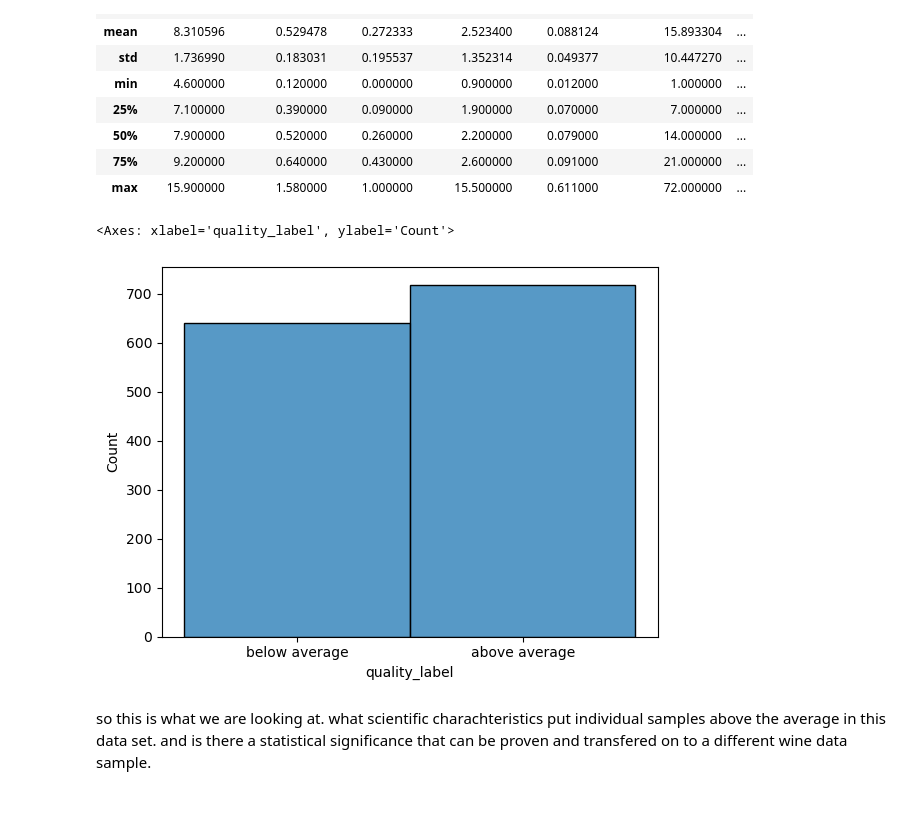
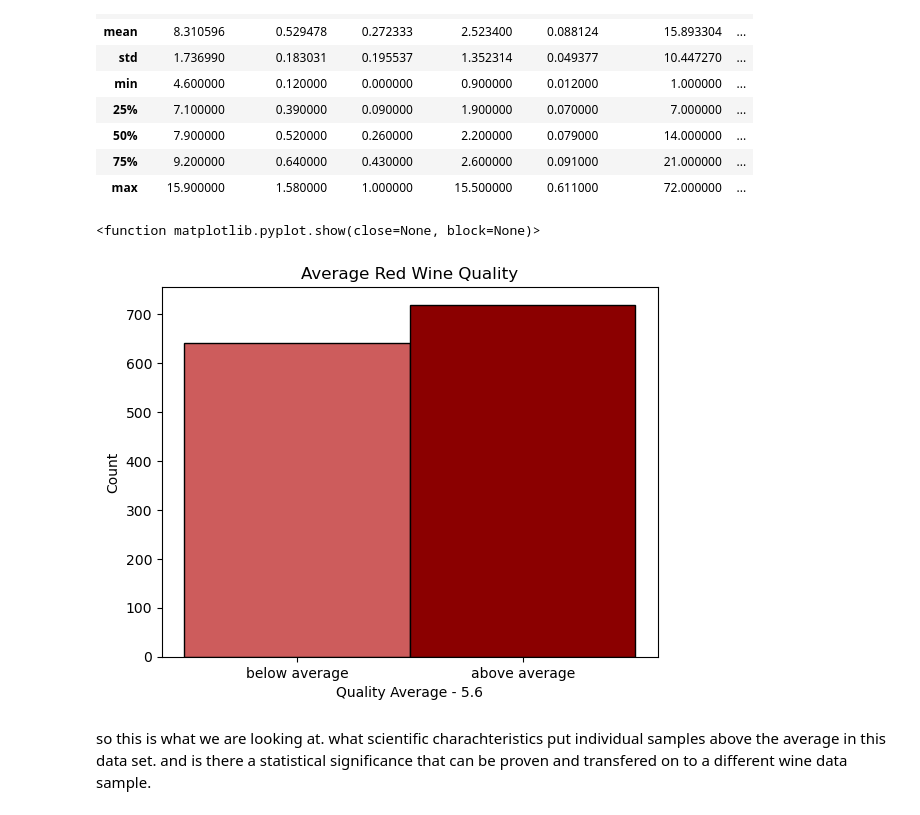
Before and after one commit to MiriamHerrmann/Wine_Data_Project, a Jupyter notebook: Red_Wine_Analysis.ipynb, the cells around one changed output. Saved outputs shown, nothing was run; the diff lists cells and outputs as text; code cells hidden in the pictures.

```diff
--- a/Red_Wine_Analysis.ipynb
+++ b/Red_Wine_Analysis.ipynb
@@ -66,14 +69,20 @@ rw1.describe()
 # %%
 #using 5.6 as the mean
 #rounded down from 5.63
 rw1['quality_label'] = rw1['quality'].apply(lambda value: 'below average'
 if value <= 5.6 else 'above average')
 rw1['quality_label'] = pd.Categorical(rw1['quality_label'],
 categories=['below average', 'above average'])
 
-sns.histplot(x = 'quality_label', data= rw1)
+h1 = sns.histplot(x = 'quality_label', data= rw1)
+h1.patches[0].set_facecolor('indianred')
+h1.patches[1].set_facecolor('darkred')
+plt.xlabel("Quality Average - 5.6")
+plt.ylabel("Count")
+plt.title("Average Red Wine Quality")
+plt.show
 # %% [output]
-<Axes: xlabel='quality_label', ylabel='Count'>
+<function matplotlib.pyplot.show(close=None, block=None)>
-[figure, old version]
+[figure, new version]
 # %% [markdown]
 so this is what we are looking at. what scientific charachteristics put individual samples above the average in this data set. and is there a statistical significance that can be proven and transfered on to a different wine data sample.
```
Also changed, not shown: parts of 2 cells of this notebook.
